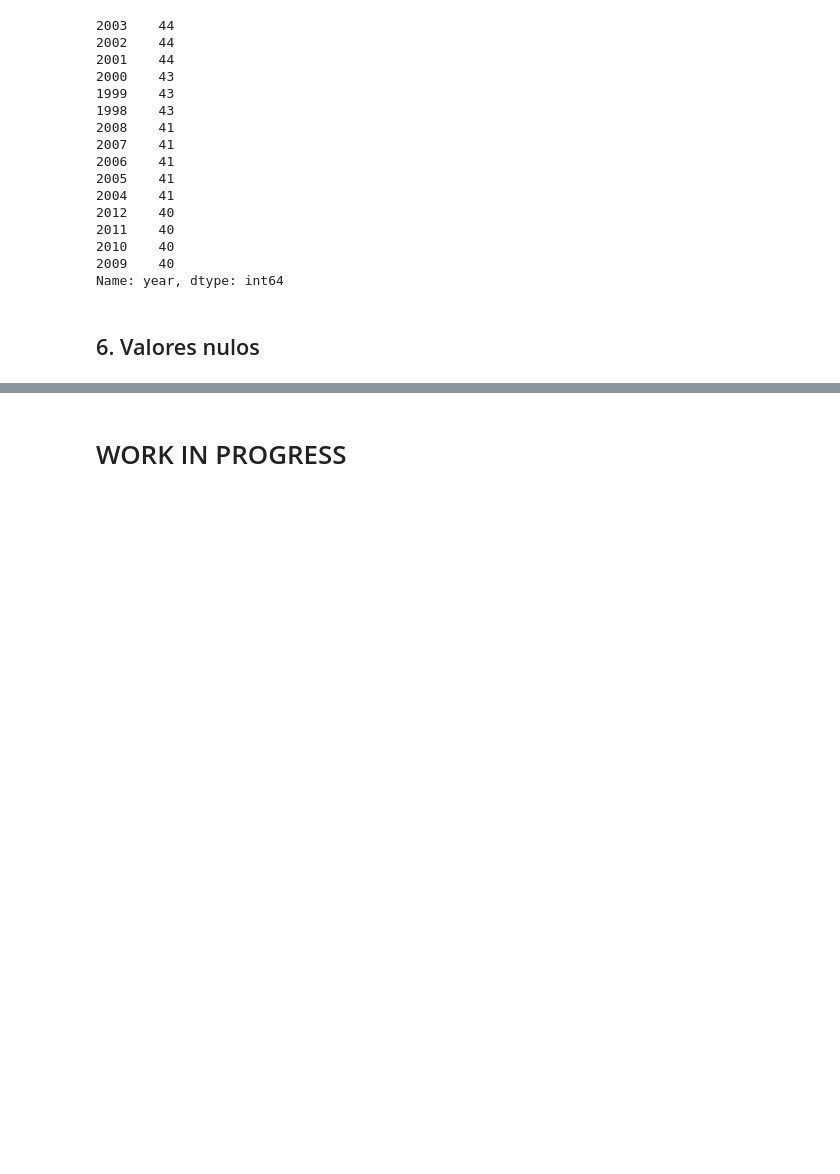
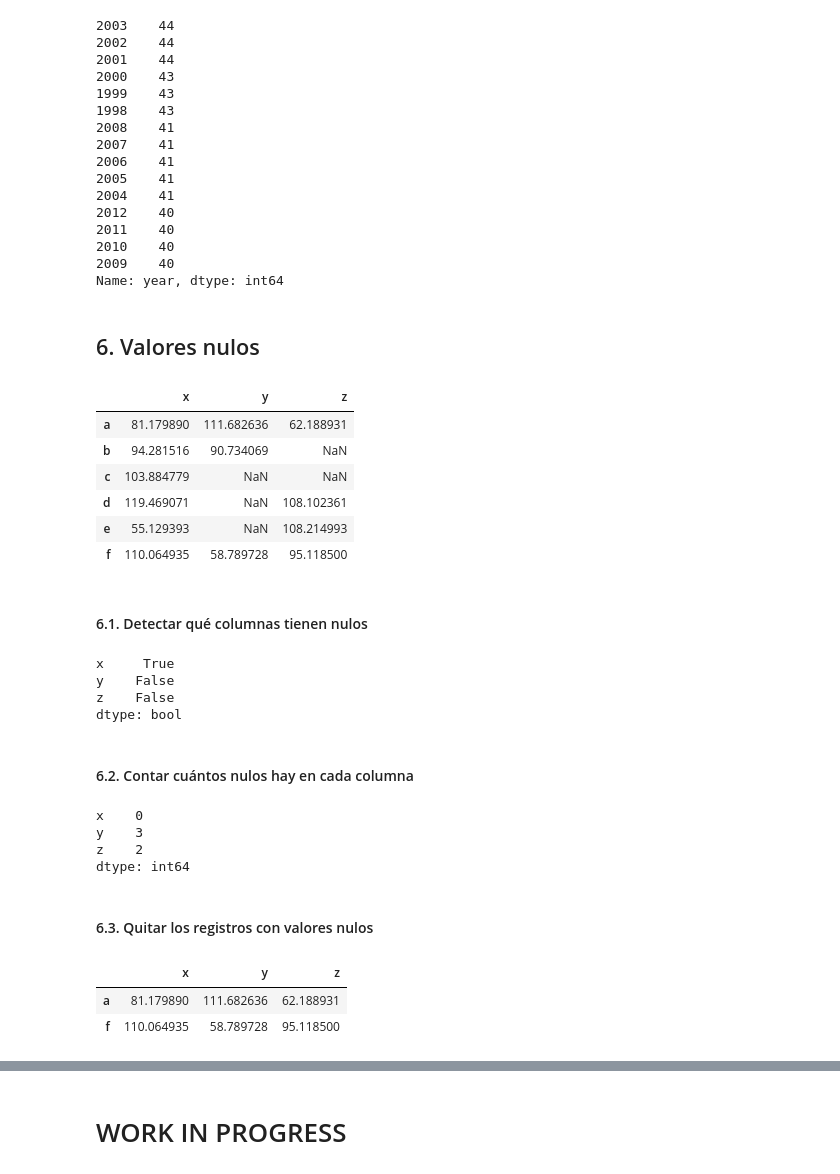
Before and after one commit to 1789291/Master-Data-Science, a Jupyter notebook: 3. Numpy, Pandas, Dataframes, Matplotlib/07_Essentials_DF_Treatment.ipynb, the cells around one changed output, grey strips where cells are left out. Drawn from its saved outputs; the diff is of its cells as text; code cells hidden in the pictures; blank space fills up the shorter version.

```diff
--- a/3. Numpy, Pandas, Dataframes, Matplotlib/07_Essentials_DF_Treatment.ipynb
+++ b/3. Numpy, Pandas, Dataframes, Matplotlib/07_Essentials_DF_Treatment.ipynb
@@ -307,3 +357,48 @@ df['year'].value_counts()
 Name: year, dtype: int64
 # %% [markdown]
 ## 6. Valores nulos
+# %%
+# Creamos un nuevo df
+
+array = np.random.randn(6,3) * 20 + 100
+
+df5 = pd.DataFrame(array, columns = list('xyz'), index = list('abcdef'))
+df5.iloc[2:5, 1] = np.nan
+df5.iloc[1:3, 2] = np.nan
+df5
+# %% [output]
+|  | x | y | z |
+| a | 81.179890 | 111.682636 | 62.188931 |
+| b | 94.281516 | 90.734069 | NaN |
+| c | 103.884779 | NaN | NaN |
+| d | 119.469071 | NaN | 108.102361 |
+| e | 55.129393 | NaN | 108.214993 |
+| f | 110.064935 | 58.789728 | 95.118500 |
+# %% [markdown]
+#### 6.1. Detectar qué columnas tienen nulos
+# %%
+df5.notnull().all()  # False implica nulos
+# %% [output]
+x     True
+y    False
+z    False
+dtype: bool
+# %% [markdown]
+#### 6.2. Contar cuántos nulos hay en cada columna
+# %%
+
+
+df5.isnull().sum()
+# %% [output]
+x    0
+y    3
+z    2
+dtype: int64
+# %% [markdown]
+#### 6.3. Quitar los registros con valores nulos
+# %%
+df5.dropna()  # Puedo jugar con el axis para quitar columnas que tengan algún nulo
+# %% [output]
+|  | x | y | z |
+| a | 81.179890 | 111.682636 | 62.188931 |
+| f | 110.064935 | 58.789728 | 95.118500 |
```
Also changed, not shown: parts of 56 cells of this notebook.
